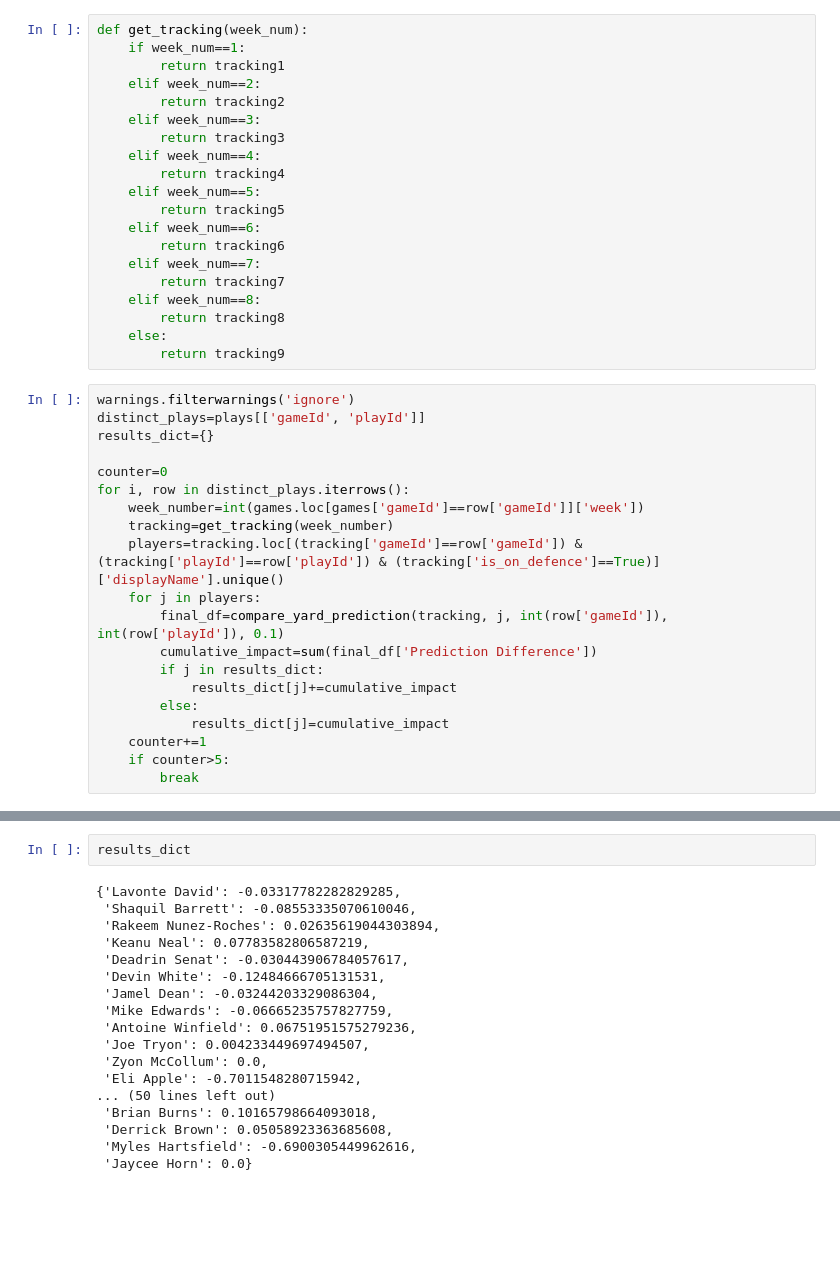
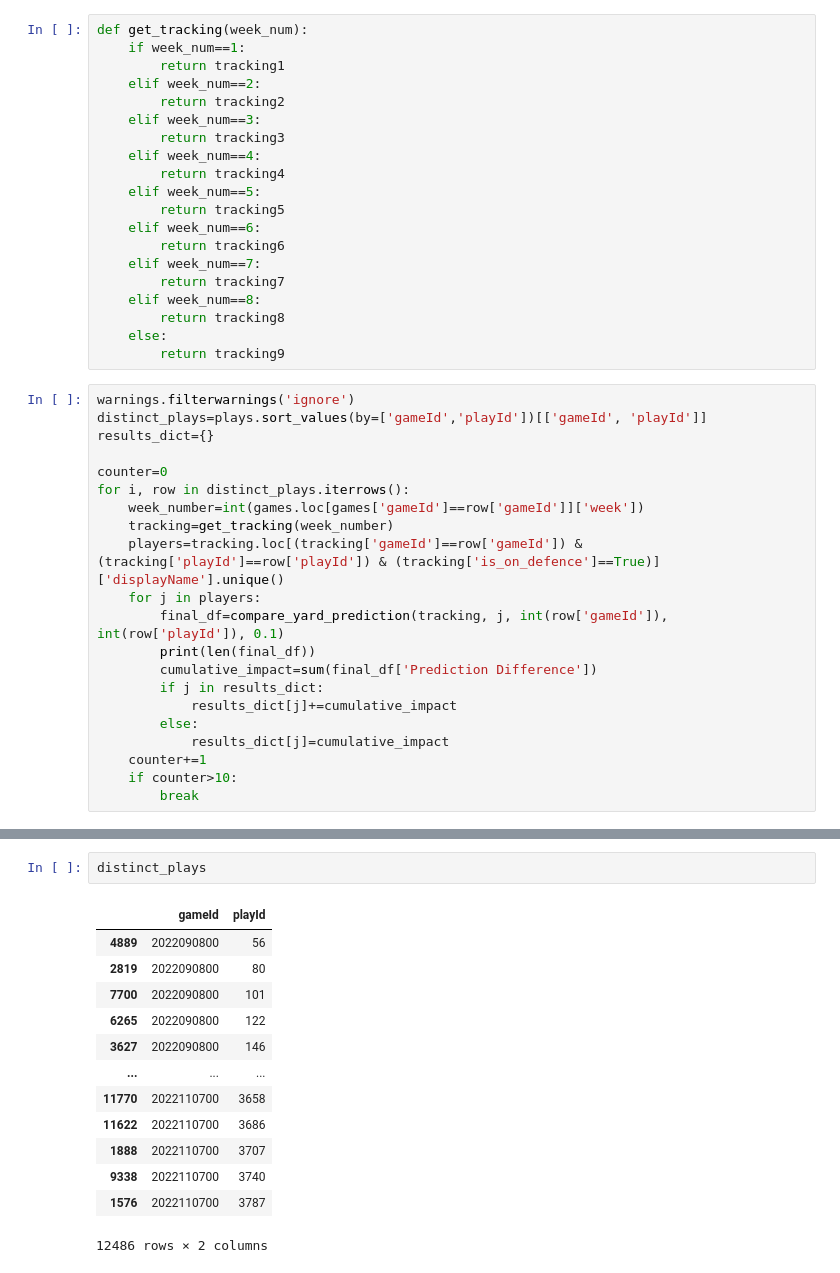
Before and after one commit to hinayatali9/BigDataBowl2024, a Jupyter notebook: Counter_Factual.ipynb, the cells around one changed output, grey strips where cells are left out. Saved outputs shown, nothing was run; the diff lists cells and outputs as text; blank space fills up the shorter version.

```diff
--- a/Counter_Factual.ipynb
+++ b/Counter_Factual.ipynb
@@ -260,7 +219,7 @@ def get_tracking(week_num):
         return tracking9
 # %%
 warnings.filterwarnings('ignore')
-distinct_plays=plays[['gameId', 'playId']]
+distinct_plays=plays.sort_values(by=['gameId','playId'])[['gameId', 'playId']]
 results_dict={}
 
 counter=0
@@ -270,12 +229,13 @@ for i, row in distinct_plays.iterrows():
     players=tracking.loc[(tracking['gameId']==row['gameId']) & (tracking['playId']==row['playId']) & (tracking['is_on_defence']==True)]['displayName'].unique()
     for j in players:
         final_df=compare_yard_prediction(tracking, j, int(row['gameId']), int(row['playId']), 0.1)
+        print(len(final_df))
         cumulative_impact=sum(final_df['Prediction Difference'])
         if j in results_dict:
             results_dict[j]+=cumulative_impact
         else:
             results_dict[j]=cumulative_impact
     counter+=1
-    if counter>5:
+    if counter>10:
         break
 # %% [output]
@@ -299,23 +260,19 @@ for i, row in distinct_plays.iterrows():
-# %%
-results_dict
-# %% [output]
-{'Lavonte David': -0.03317782282829285,
- 'Shaquil Barrett': -0.08553335070610046,
- 'Rakeem Nunez-Roches': 0.02635619044303894,
- 'Keanu Neal': 0.07783582806587219,
- 'Deadrin Senat': -0.030443906784057617,
- 'Devin White': -0.12484666705131531,
- 'Jamel Dean': -0.03244203329086304,
- 'Mike Edwards': -0.06665235757827759,
- 'Antoine Winfield': 0.06751951575279236,
- 'Joe Tryon': 0.004233449697494507,
- 'Zyon McCollum': 0.0,
- 'Eli Apple': -0.7011548280715942,
-... (50 lines left out)
- 'Brian Burns': 0.10165798664093018,
- 'Derrick Brown': 0.05058923363685608,
- 'Myles Hartsfield': -0.6900305449962616,
- 'Jaycee Horn': 0.0}
+# %%
+distinct_plays
+# %% [output]
+|  | gameId | playId |
+| 4889 | 2022090800 | 56 |
+| 2819 | 2022090800 | 80 |
+| 7700 | 2022090800 | 101 |
+| 6265 | 2022090800 | 122 |
+| 3627 | 2022090800 | 146 |
+| ... | ... | ... |
+| 11770 | 2022110700 | 3658 |
+| 11622 | 2022110700 | 3686 |
+| 1888 | 2022110700 | 3707 |
+| 9338 | 2022110700 | 3740 |
+| 1576 | 2022110700 | 3787 |
+12486 rows × 2 columns
 # %%
 def get_prediction_difference(tracking_with_plays, gameId, playId):
   play_info = tracking_with_plays.loc[(tracking_with_plays['playId'] == playId) & (tracking_with_plays['gameId'] == gameId)]
```
Also changed, not shown: parts of 18 cells of this notebook.
